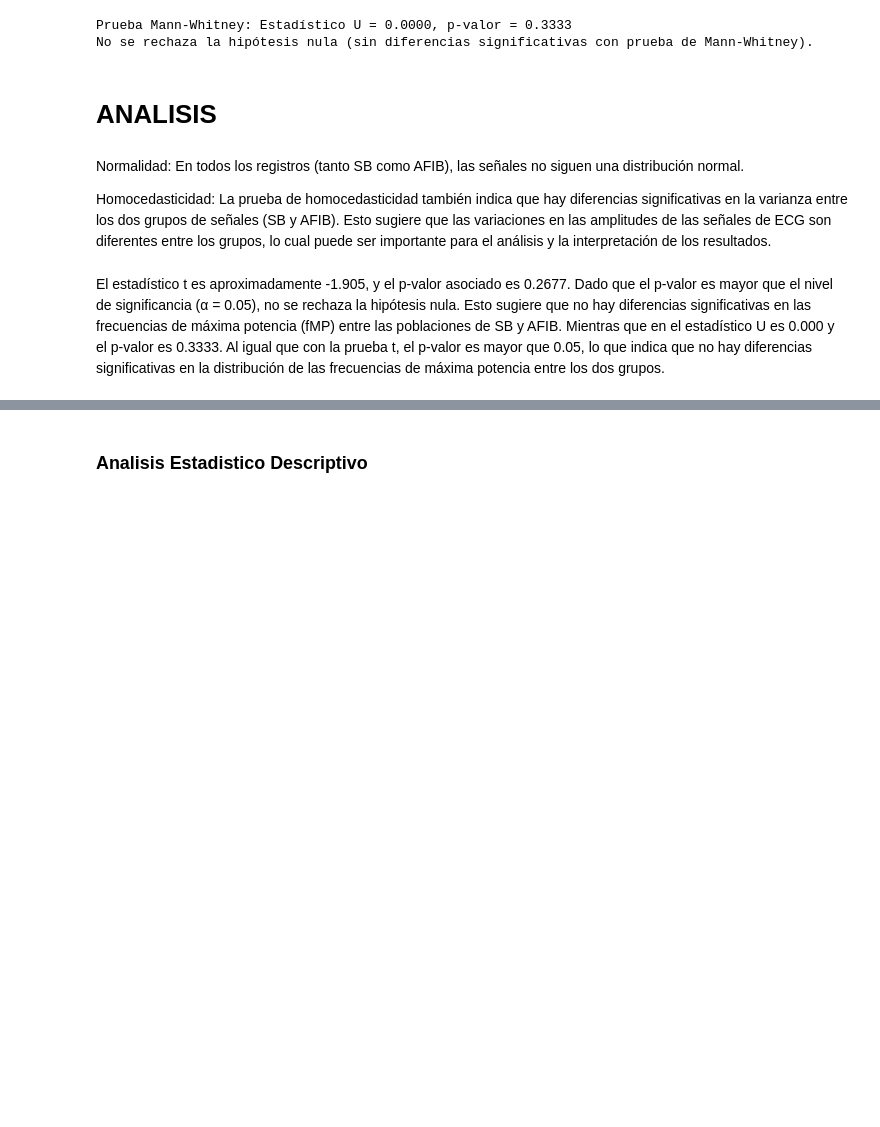
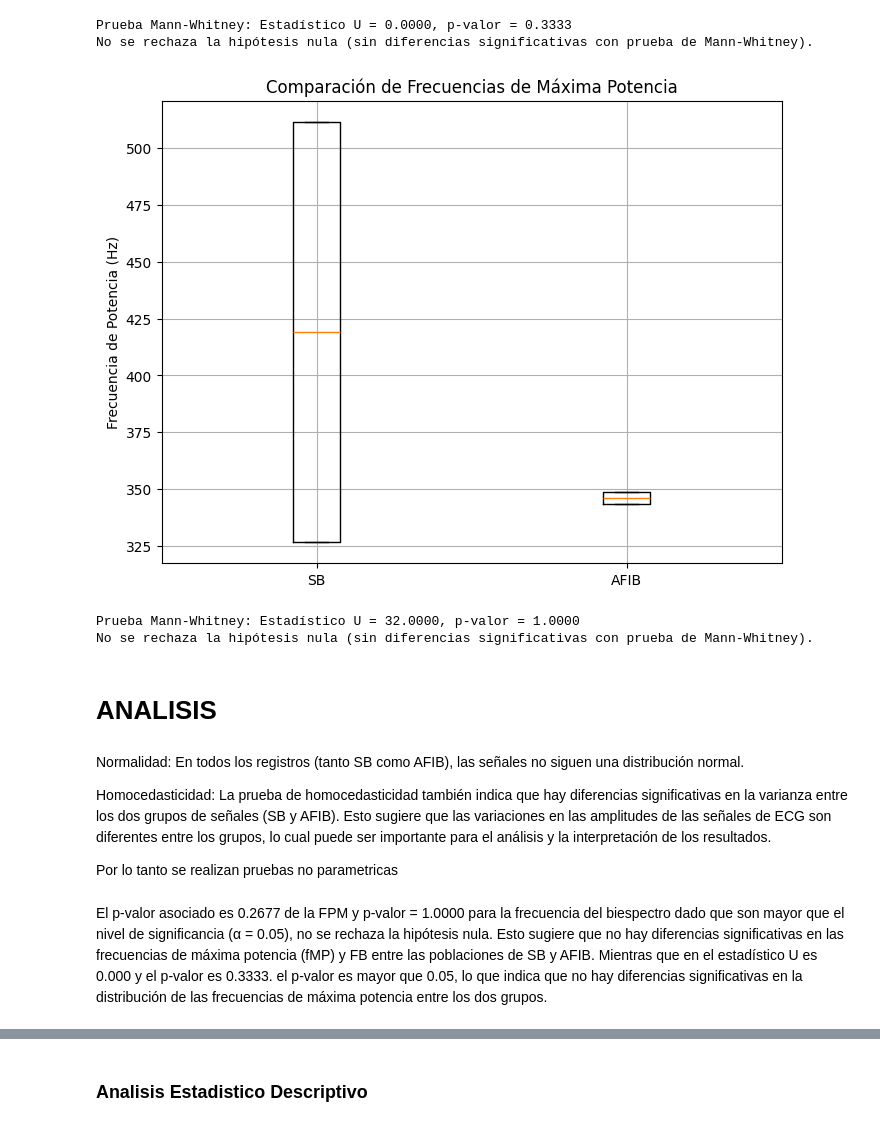
Before and after one commit to juandayo001/Biose-ales_20242, a Jupyter notebook: proyecto2biosenales.ipynb, the cells around one changed output, grey strips where cells are left out. Saved outputs shown, nothing was run; the diff lists cells and outputs as text; code cells hidden in the pictures; blank space fills up the shorter version.

```diff
--- a/proyecto2biosenales.ipynb
+++ b/proyecto2biosenales.ipynb
@@ -290,7 +291,7 @@ def MAX_Pot(signal, grafico: bool = True):
         plt.xlabel('Frecuencia (Hz)')
         plt.ylabel('Magnitud de la FFT')
 
-    return {'Máxima frecuencia': maxFf}
+    return  maxFf
 
 # Ejemplo de señal corregida
 señal_ejemplo = detrend(compression(detrend(x, 15), np.min(x), np.max(x)), 15)
@@ -394,15 +413,6 @@ def process_signal(signal):
     detrended_signal2 = detrend(compressed_signal)
 
     return detrended_signal2
-
-
-# Función para calcular la frecuencia de máxima potencia
-def calculate_max_pot(signal):
-    fMP_result = MAX_Pot(signal, grafico=False)
-    if 'Máxima frecuencia' in fMP_result:
-        return fMP_result['Máxima frecuencia']
-    else:
-        raise KeyError("La clave 'Máxima frecuencia' no existe en el resultado de MAX_Pot.")
 
 # Función para graficar señales y sus respectivas frecuencias de máxima potencia
 def plot_comparison(df_filtrado_seleccion):
@@ -430,7 +440,7 @@ def plot_comparison(df_filtrado_seleccion):
             axes[i, 0].grid(True)
 
             # Calcular la frecuencia de máxima potencia
-            fMP = calculate_max_pot(processed_signal)
+            fMP = MAX_Pot(processed_signal,grafico=False)
 
             # Graficar la FFT y la frecuencia de máxima potencia
             freqs = np.fft.fftfreq(len(processed_signal), 1/500)[:len(processed_signal)//2]
@@ -626,13 +618,73 @@ else:
 [figure]
 Prueba Mann-Whitney: Estadístico U = 0.0000, p-valor = 0.3333
 No se rechaza la hipótesis nula (sin diferencias significativas con prueba de Mann-Whitney).
+# %%
+fsbs = []
+
+for index, row in df_filtrado_seleccion.iterrows():
+    registro = row['Registro']
+    estado = row['Estado']
+
+    if registro in ecg_dict:
+        signal = ecg_dict[registro]  # Obtener la señal del diccionario
+
+        # Procesar la señal
+        processed_signal = process_signal(signal)
+        # Calcular la frecuencia de máxima potencia
+        _,_,sFSB = calc_bis_bic(processed_signal, 100, 500)
+        # Almacenar el resultado en la lista
+        frequencies.append({'Estado': estado, 'sFSB': sFSB})
+    else:
+        print(f"Registro {registro} no encontrado en ecg_dict.")
+
+# Convertir la lista de frecuencias a un DataFrame
+freq_df = pd.DataFrame(frequencies)
+
+if not freq_df.empty:
+    # Gráfico de Bigotes
+    plt.figure(figsize=(8, 6))
+    plt.boxplot([freq_df[freq_df['Estado'] == 'SB']['sFSB'].dropna(),
+                  freq_df[freq_df['Estado'] == 'AFIB']['sFSB'].dropna()],
+                 labels=['SB', 'AFIB'])
+
+    plt.title('Comparación de Frecuencias de Máxima Potencia')
+    plt.ylabel('Frecuencia de Potencia (Hz)')
+    plt.grid(True)
+    plt.show()
+
+    sb_data = freq_df[freq_df['Estado'] == 'SB']['sFSB'].dropna()
+    afib_data = freq_df[freq_df['Estado'] == 'AFIB']['sFSB'].dropna()
+
+    # Realizar las pruebas estadísticas
+    t_stat, p_value_t = stats.ttest_ind(sb_data, afib_data, equal_var=False)  # Prueba t
+    u_stat, p_value_mwu = stats.mannwhitneyu(sb_data, afib_data, alternative='two-sided')  # Prueba Mann-Whitney
+
+    # Imprimir resultados de las pruebas
+    print(f'Prueba Mann-Whitney: Estadístico U = {u_stat:.4f}, p-valor = {p_value_mwu:.4f}')
+
+    # Determinar diferencias significativas
+    alpha = 0.05
+
+    if p_value_mwu < alpha:
+        print("Se rechaza la hipótesis nula (diferencias significativas con prueba de Mann-Whitney).")
+    else:
+        print("No se rechaza la hipótesis nula (sin diferencias significativas con prueba de Mann-Whitney).")
+
+else:
+    print("No hay datos para graficar.")
+# %% [output]
+[figure, added]
+Prueba Mann-Whitney: Estadístico U = 32.0000, p-valor = 1.0000
+No se rechaza la hipótesis nula (sin diferencias significativas con prueba de Mann-Whitney).
 # %% [markdown]
 # ANALISIS
 # %% [markdown]
 Normalidad: En todos los registros (tanto SB como AFIB), las señales no siguen una distribución normal.
 
 Homocedasticidad: La prueba de homocedasticidad también indica que hay diferencias significativas en la varianza entre los dos grupos de señales (SB y AFIB). Esto sugiere que las variaciones en las amplitudes de las señales de ECG son diferentes entre los grupos, lo cual puede ser importante para el análisis y la interpretación de los resultados.
+
+Por lo tanto se realizan pruebas no parametricas
 # %% [markdown]
- El estadístico t es aproximadamente -1.905, y el p-valor asociado es 0.2677. Dado que el p-valor es mayor que el nivel de significancia (α = 0.05), no se rechaza la hipótesis nula. Esto sugiere que no hay diferencias significativas en las frecuencias de máxima potencia (fMP) entre las poblaciones de SB y AFIB. Mientras que en el estadístico U es 0.000 y el p-valor es 0.3333. Al igual que con la prueba t, el p-valor es mayor que 0.05, lo que indica que no hay diferencias significativas en la distribución de las frecuencias de máxima potencia entre los dos grupos.
+El p-valor asociado es 0.2677 de la FPM y p-valor = 1.0000 para la frecuencia del biespectro dado que son  mayor que el nivel de significancia (α = 0.05), no se rechaza la hipótesis nula. Esto sugiere que no hay diferencias significativas en las frecuencias de máxima potencia (fMP) y FB entre las poblaciones de SB y AFIB. Mientras que en el estadístico U es 0.000 y el p-valor es 0.3333. el p-valor es mayor que 0.05, lo que indica que no hay diferencias significativas en la distribución de las frecuencias de máxima potencia entre los dos grupos.
 # %% [markdown]
 #### Grafico de Bigotes
```
Also changed, not shown: parts of 13 cells of this notebook.
